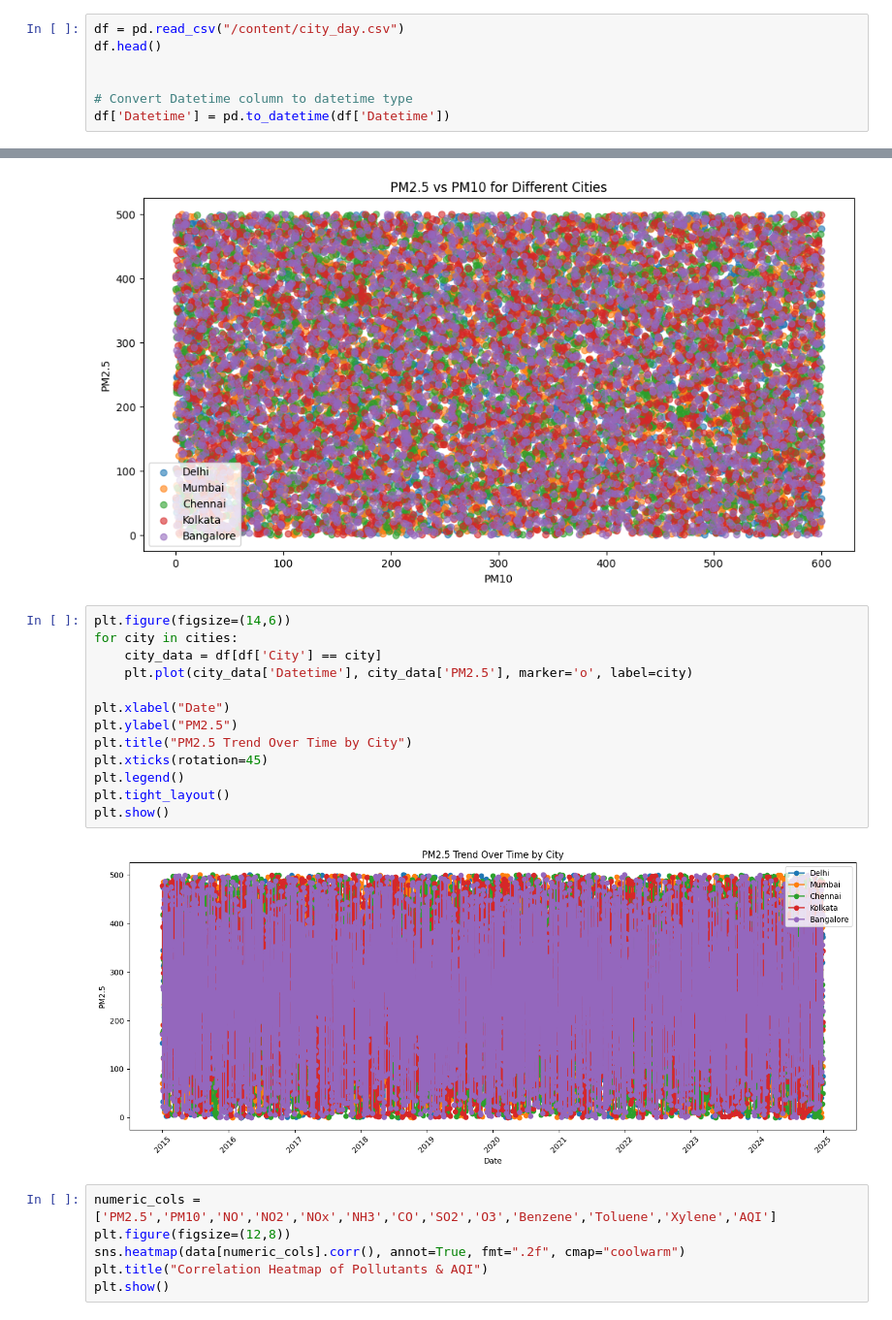
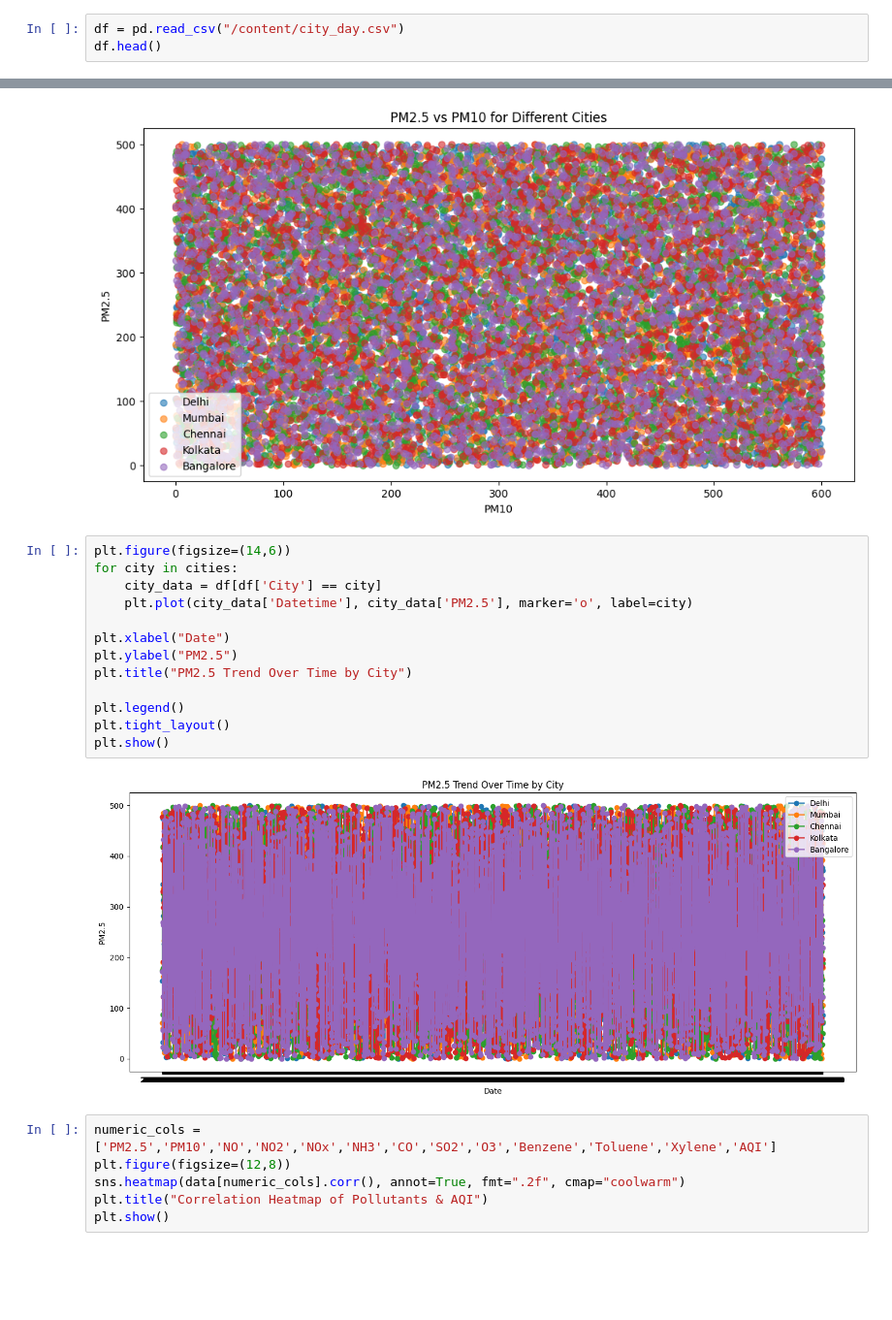
Before and after one commit to bismillahkhanhn/AirQuality-Prediction-System, a Jupyter notebook: Air.ipynb, the cells around one changed output, grey strips where cells are left out. Shown at 97% size. Cells and saved outputs as stored; diff of their text form; blank space fills up the shorter version.

```diff
--- a/Air.ipynb
+++ b/Air.ipynb
@@ -37,7 +12,3 @@ from sklearn.linear_model import LinearRegression
 # %%
 df = pd.read_csv("/content/city_day.csv")
 df.head()
-
-
-# Convert Datetime column to datetime type
-df['Datetime'] = pd.to_datetime(df['Datetime'])
@@ -88,18 +66,18 @@ plt.show()
 # %%
 plt.figure(figsize=(14,6))
 for city in cities:
     city_data = df[df['City'] == city]
     plt.plot(city_data['Datetime'], city_data['PM2.5'], marker='o', label=city)
 
 plt.xlabel("Date")
 plt.ylabel("PM2.5")
 plt.title("PM2.5 Trend Over Time by City")
-plt.xticks(rotation=45)
+
 plt.legend()
 plt.tight_layout()
 plt.show()
 # %% [output]
-[figure, old version]
+[figure, new version]
 # %%
 numeric_cols = ['PM2.5','PM10','NO','NO2','NOx','NH3','CO','SO2','O3','Benzene','Toluene','Xylene','AQI']
 plt.figure(figsize=(12,8))
```
Also changed, not shown: parts of 4 cells of this notebook.
